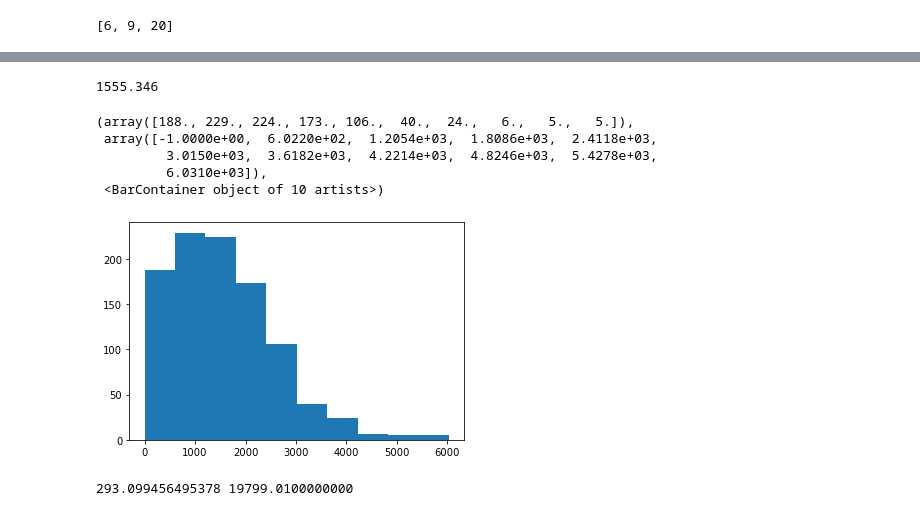
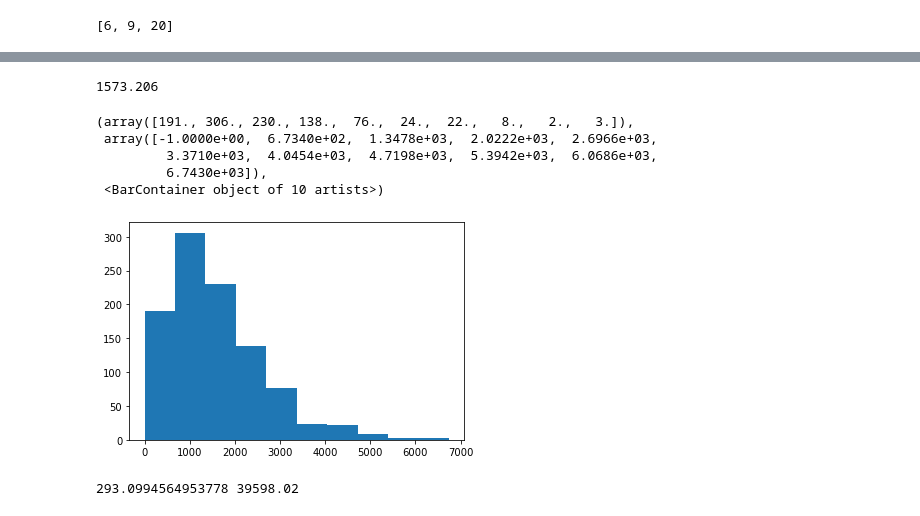
Before and after one commit to smoralesduarte/randnumsgps, a Jupyter notebook: erdossmgps.ipynb, the cells around one changed output, grey strips where cells are left out. Drawn from its saved outputs; the diff is of its cells as text; code cells hidden in the pictures.

```diff
--- a/erdossmgps.ipynb
+++ b/erdossmgps.ipynb
@@ -48,7 +48,6 @@ def generate_sample(M, p, sample_size):
         if gcd(generators) != 1:
             continue
         semigroups.append(NumericalSemigroup(generators))
-    semigroups
     return semigroups
 
 def frobenius_numbers(semigroups):
@@ -56,3 +55,5 @@ def frobenius_numbers(semigroups):
 
 def embedding_dims(semigroups):
     return [len(semigroup.gens) for semigroup in semigroups]
+# %%
+semigroups1 = generate_sample(25000, 0.01, 1000)
@@ -69,20 +72,25 @@ plt.hist(data)
 # %%
-data = frobenius_numbers(generate_sample(25000, 0.01, 1000))
+data = frobenius_numbers(semigroups1)
 print(np.mean(data))
 plt.hist(data)
 # %% [output]
-1555.346
+1573.206
-(array([188., 229., 224., 173., 106.,  40.,  24.,   6.,   5.,   5.]),
- array([-1.0000e+00,  6.0220e+02,  1.2054e+03,  1.8086e+03,  2.4118e+03,
-         3.0150e+03,  3.6182e+03,  4.2214e+03,  4.8246e+03,  5.4278e+03,
-         6.0310e+03]),
+(array([191., 306., 230., 138.,  76.,  24.,  22.,   8.,   2.,   3.]),
+ array([-1.0000e+00,  6.7340e+02,  1.3478e+03,  2.0222e+03,  2.6966e+03,
+         3.3710e+03,  4.0454e+03,  4.7198e+03,  5.3942e+03,  6.0686e+03,
+         6.7430e+03]),
  <BarContainer object of 10 artists>)
-[figure, old version]
+[figure, new version]
 # %%
-lower_bound_g = lambda p : ((6 - 14*p + 11*p^2 + 3*p^2)/(2*p - 2*p^3 - p^4)).n()
-upper_bound_g = lambda p : ((1 - p)*(2 - p^2)/(p^2)).n()
+
+lower_bound_e = lambda p : ((6 - 8*p + 3*p^2)/(2 - 2*p^2 + p^3))
+upper_bound_e = lambda p : ((2 - p^2)/(p))
+
+lower_bound_g = lambda p : ((6 - 14*p + 11*p^2 + 3*p^2)/(2*p - 2*p^3 - p^4))
+upper_bound_g = lambda p : ((1 - p)*(2 - p^2)/(p^2))
+
+#Example
+p = np.array([0.01])
+print(lower_bound_g(p[0]), 2*upper_bound_g(p[0]))
+# %% [output]
+293.0994564953778 39598.02
-# %%
-p = 0.01
-print(lower_bound_g(p), upper_bound_g(p))
-# %% [output]
-293.099456495378 19799.0100000000
```
Also changed, not shown: parts of 15 cells of this notebook.
